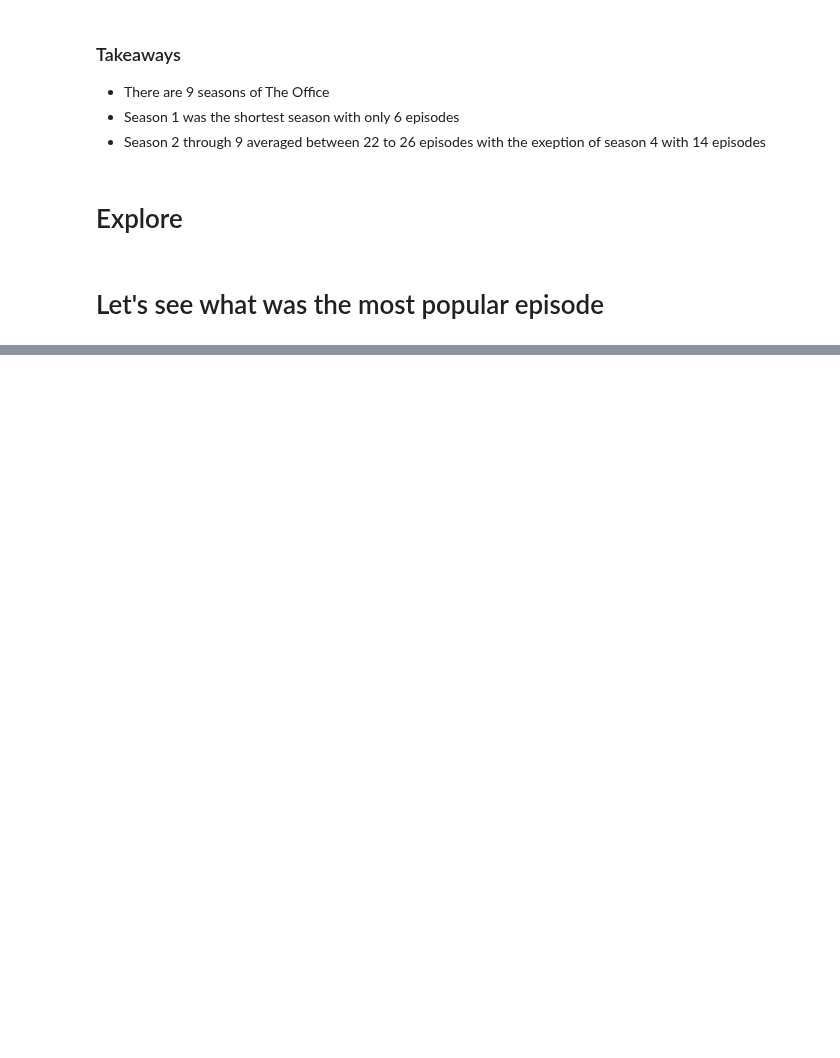
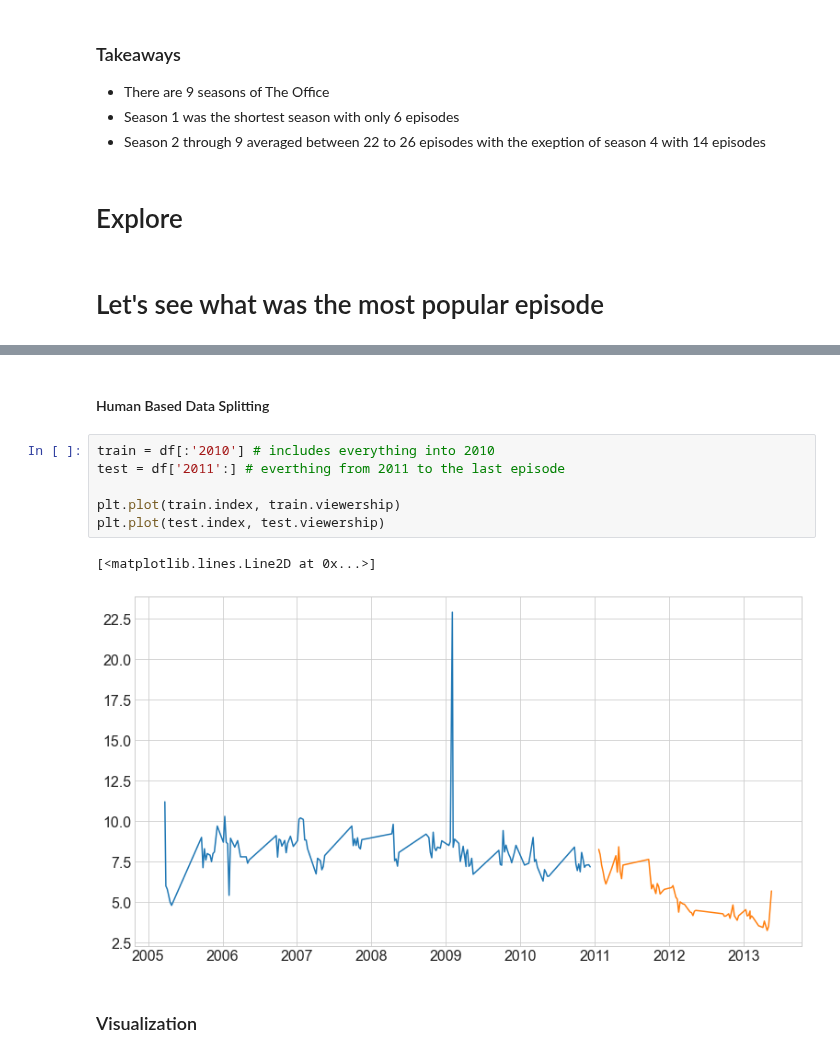
Before and after one commit to jamesallen0351/the_office, a Jupyter notebook: the_office_final.ipynb, the cells around one changed output, grey strips where cells are left out. Drawn from its saved outputs; the diff is of its cells as text; blank space fills up the shorter version.

```diff
--- a/the_office_final.ipynb
+++ b/the_office_final.ipynb
@@ -129,0 +194,13 @@ array([[<AxesSubplot:title={'center':'episode'}>,
+# %% [markdown]
+#### Human Based Data Splitting
+# %%
+train = df[:'2010'] # includes everything into 2010
+test = df['2011':] # everthing from 2011 to the last episode
+
+plt.plot(train.index, train.viewership)
+plt.plot(test.index, test.viewership)
+# %% [output]
+[<matplotlib.lines.Line2D at 0x...>]
+[figure, added]
+# %% [markdown]
+### Visualization
```
Also changed, not shown: parts of 26 cells of this notebook.
